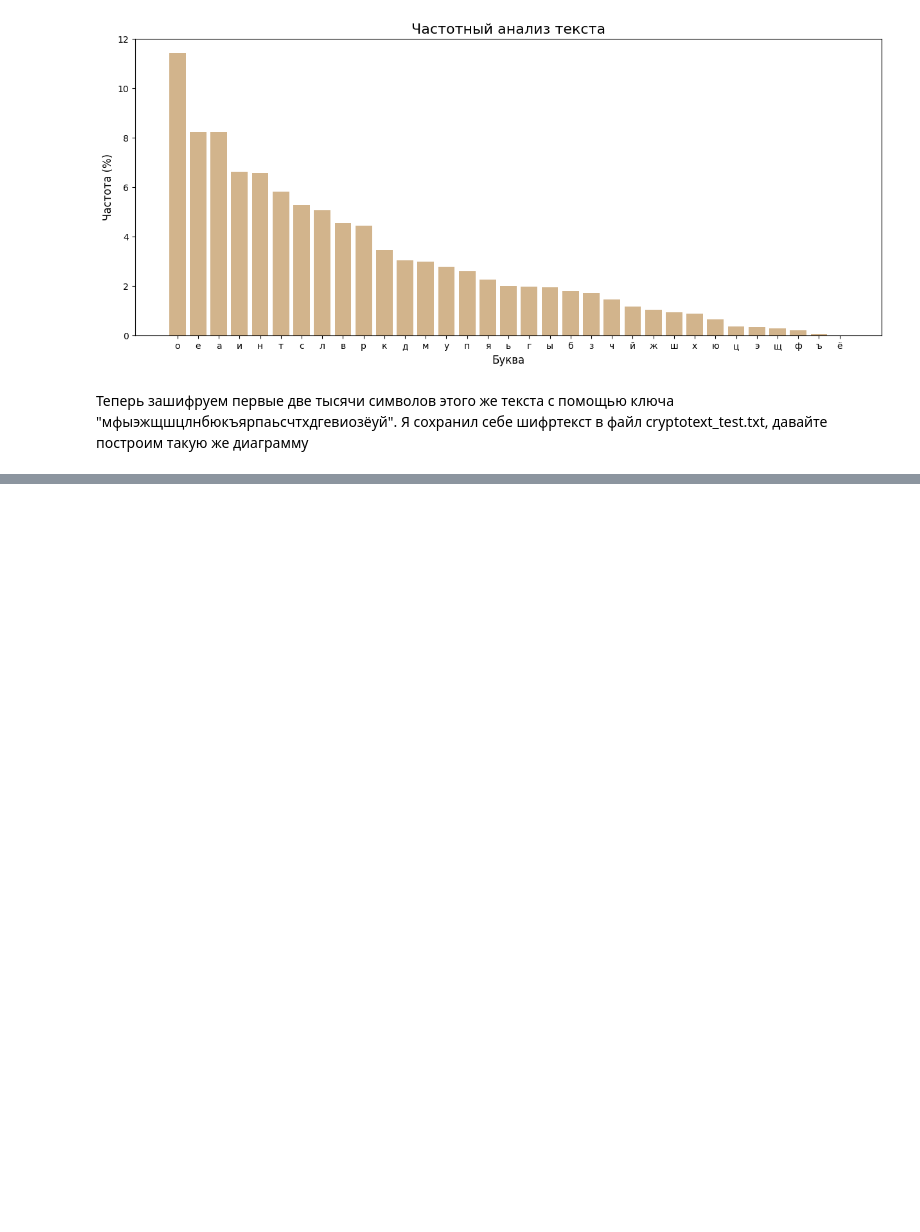
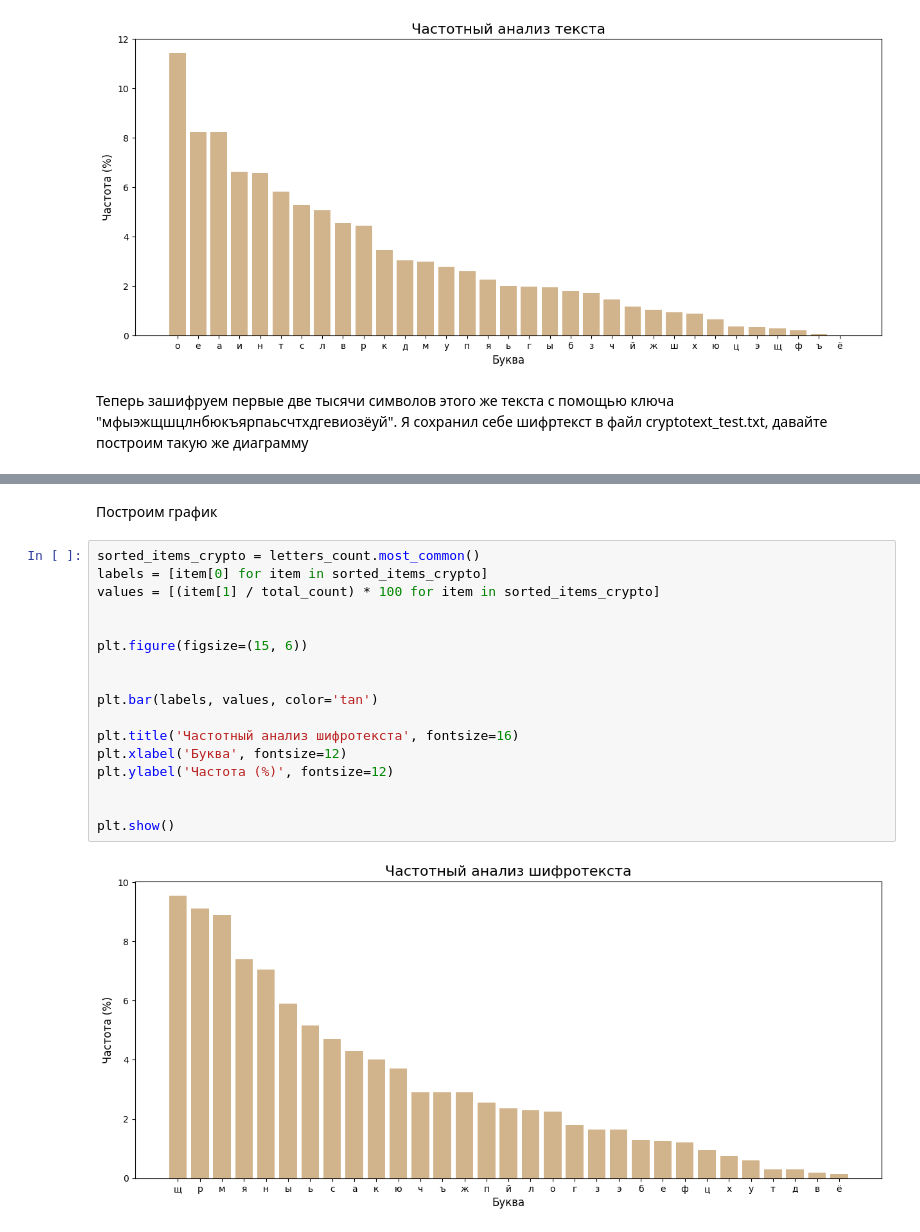
Before and after one commit to bladexyzx/Crypto, a Jupyter notebook: SimpleCiphers/cryptoanalysis.ipynb, the cells around one changed output, grey strips where cells are left out. Saved outputs shown, nothing was run; the diff lists cells and outputs as text; blank space fills up the shorter version.

Commit message:
Fixed problems with cryptoanalysis

```diff
--- a/SimpleCiphers/cryptoanalysis.ipynb
+++ b/SimpleCiphers/cryptoanalysis.ipynb
@@ -96,0 +98,21 @@ Counter({'щ': 191, 'р': 182, 'м': 178, 'я': 148, 'н': 141, 'ы': 118, 'ь':
+# %% [markdown]
+Построим график
+# %%
+sorted_items_crypto = letters_count.most_common()
+labels = [item[0] for item in sorted_items_crypto]
+values = [(item[1] / total_count) * 100 for item in sorted_items_crypto]
+
+
+plt.figure(figsize=(15, 6))
+
+
+plt.bar(labels, values, color='tan')
+
+plt.title('Частотный анализ шифротекста', fontsize=16)
+plt.xlabel('Буква', fontsize=12)
+plt.ylabel('Частота (%)', fontsize=12)
+
+
+plt.show()
+# %% [output]
+[figure, added]
```
Also changed, not shown: parts of 2 cells of this notebook.
